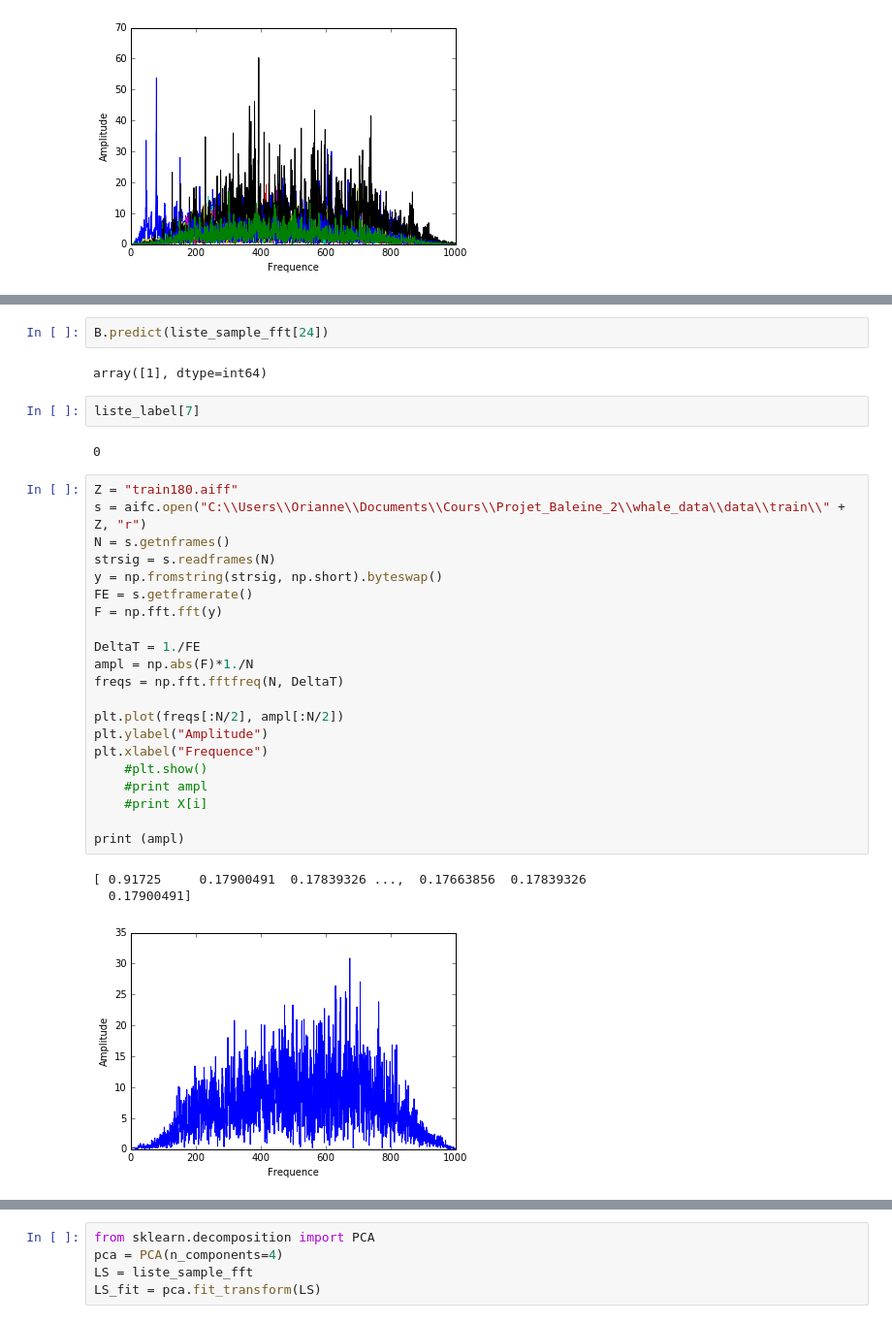
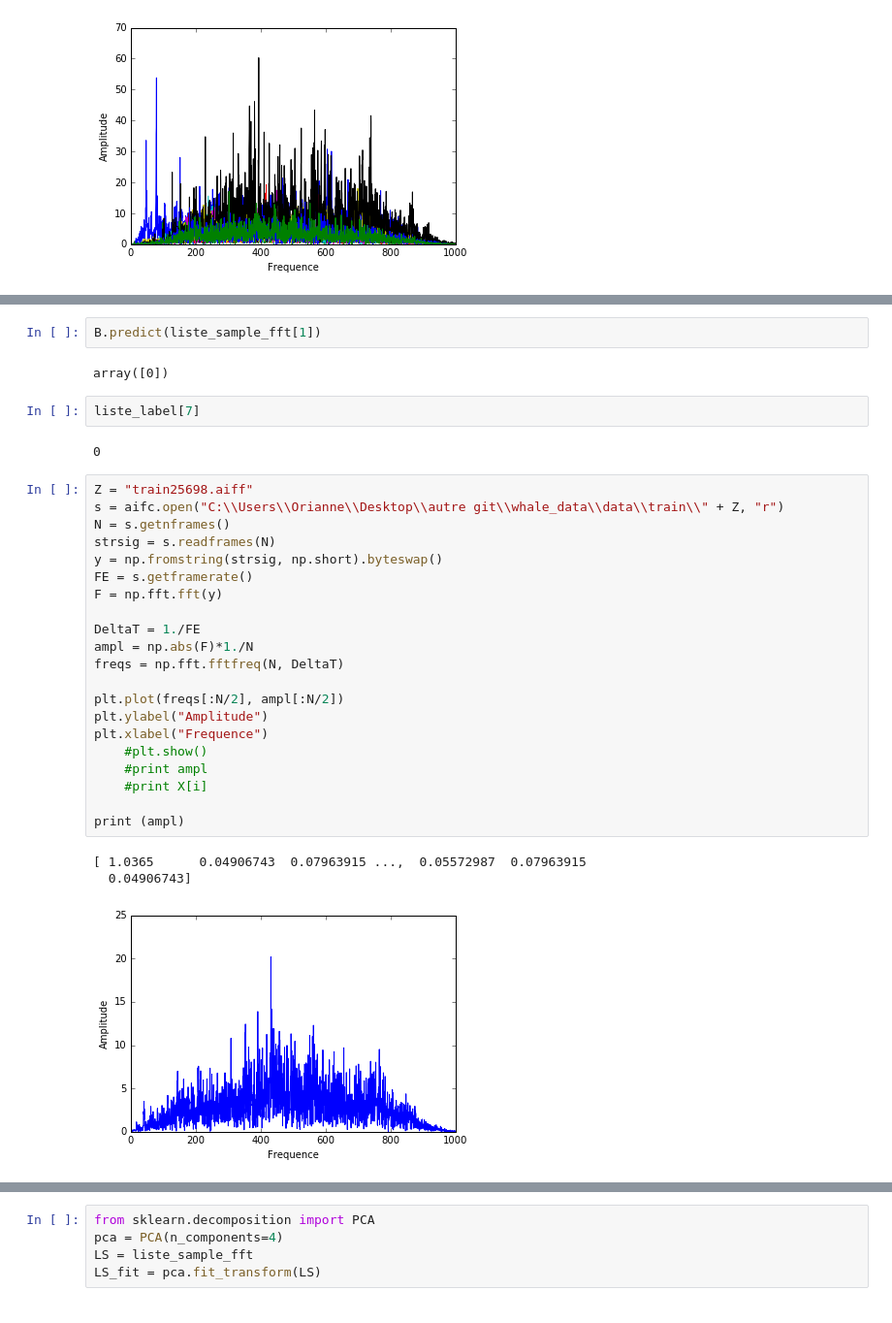
Before and after one commit to Khaliiil/Projet_Baleine_2, a Jupyter notebook: APC_Pandas.ipynb, the cells around one changed output, grey strips where cells are left out. Shown: that part at 97% size. Saved outputs shown, nothing was run; the diff lists cells and outputs as text.

```diff
--- a/APC_Pandas.ipynb
+++ b/APC_Pandas.ipynb
@@ -124,38 +191,38 @@ RandomForestClassifier(bootstrap=True, class_weight=None, criterion='gini',
             oob_score=False, random_state=None, verbose=0,
             warm_start=False)
 # %%
-B.predict(liste_sample_fft[24])
+B.predict(liste_sample_fft[1])
 # %% [output]
-array([1], dtype=int64)
+array([0])
 # %%
 liste_label[7]
 # %% [output]
 0
 # %%
-Z = "train180.aiff"
-s = aifc.open("C:\\Users\\Orianne\\Documents\\Cours\\Projet_Baleine_2\\whale_data\\data\\train\\" + Z, "r")
+Z = "train25698.aiff"
+s = aifc.open("C:\\Users\\Orianne\\Desktop\\autre git\\whale_data\\data\\train\\" + Z, "r")
 N = s.getnframes()
 strsig = s.readframes(N)
 y = np.fromstring(strsig, np.short).byteswap()
 FE = s.getframerate()
 F = np.fft.fft(y)
 
 DeltaT = 1./FE
 ampl = np.abs(F)*1./N
 freqs = np.fft.fftfreq(N, DeltaT)
 
 plt.plot(freqs[:N/2], ampl[:N/2])
 plt.ylabel("Amplitude")
 plt.xlabel("Frequence")
     #plt.show()
     #print ampl
     #print X[i]
 
 print (ampl)
 # %% [output]
-[ 0.91725     0.17900491  0.17839326 ...,  0.17663856  0.17839326
-  0.17900491]
+[ 1.0365      0.04906743  0.07963915 ...,  0.05572987  0.07963915
+  0.04906743]
-[figure, old version]
+[figure, new version]
 # %%
 B.predict(ampl)
 # %% [output]
```
Also changed, not shown: parts of 4 cells of this notebook.
